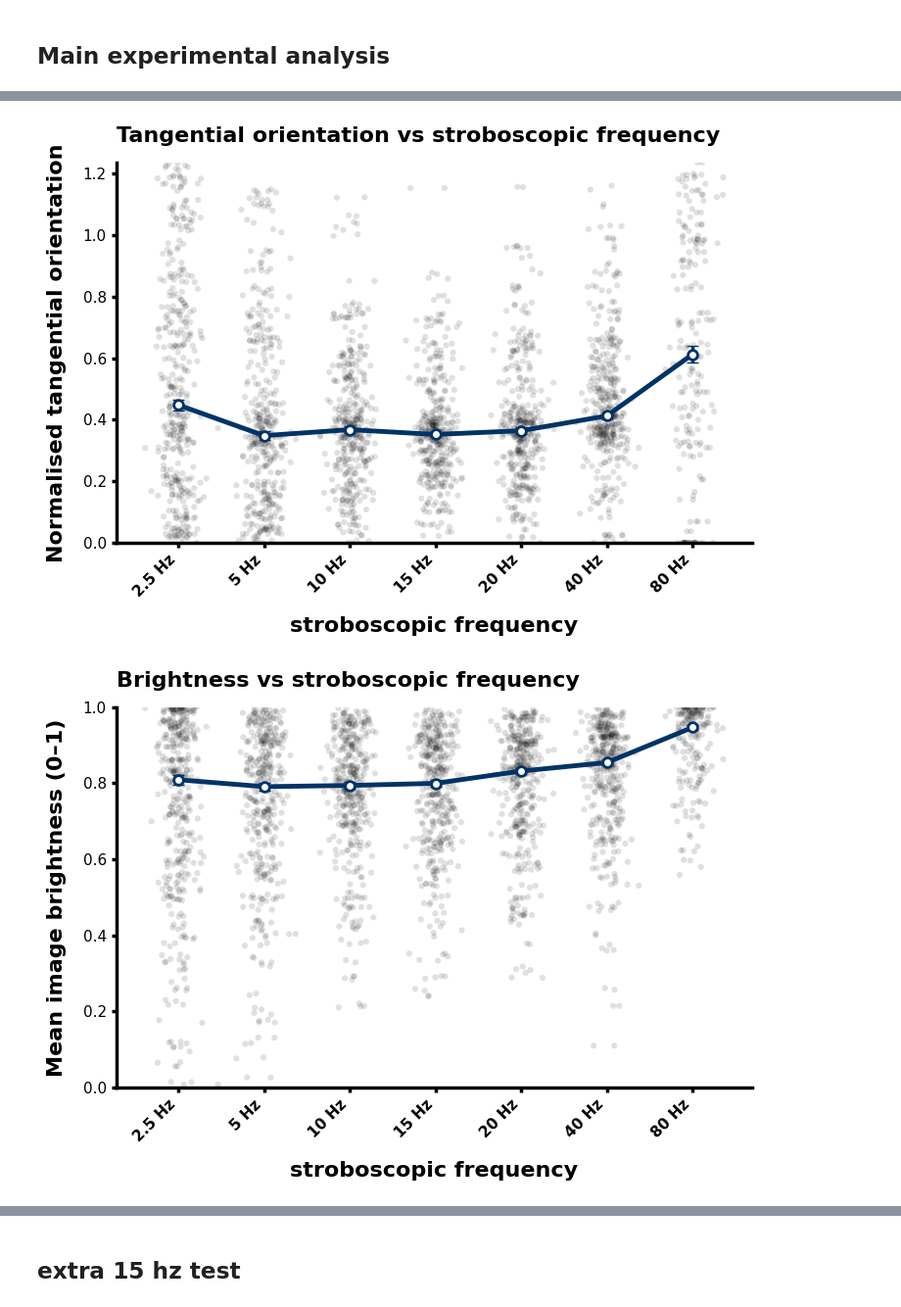
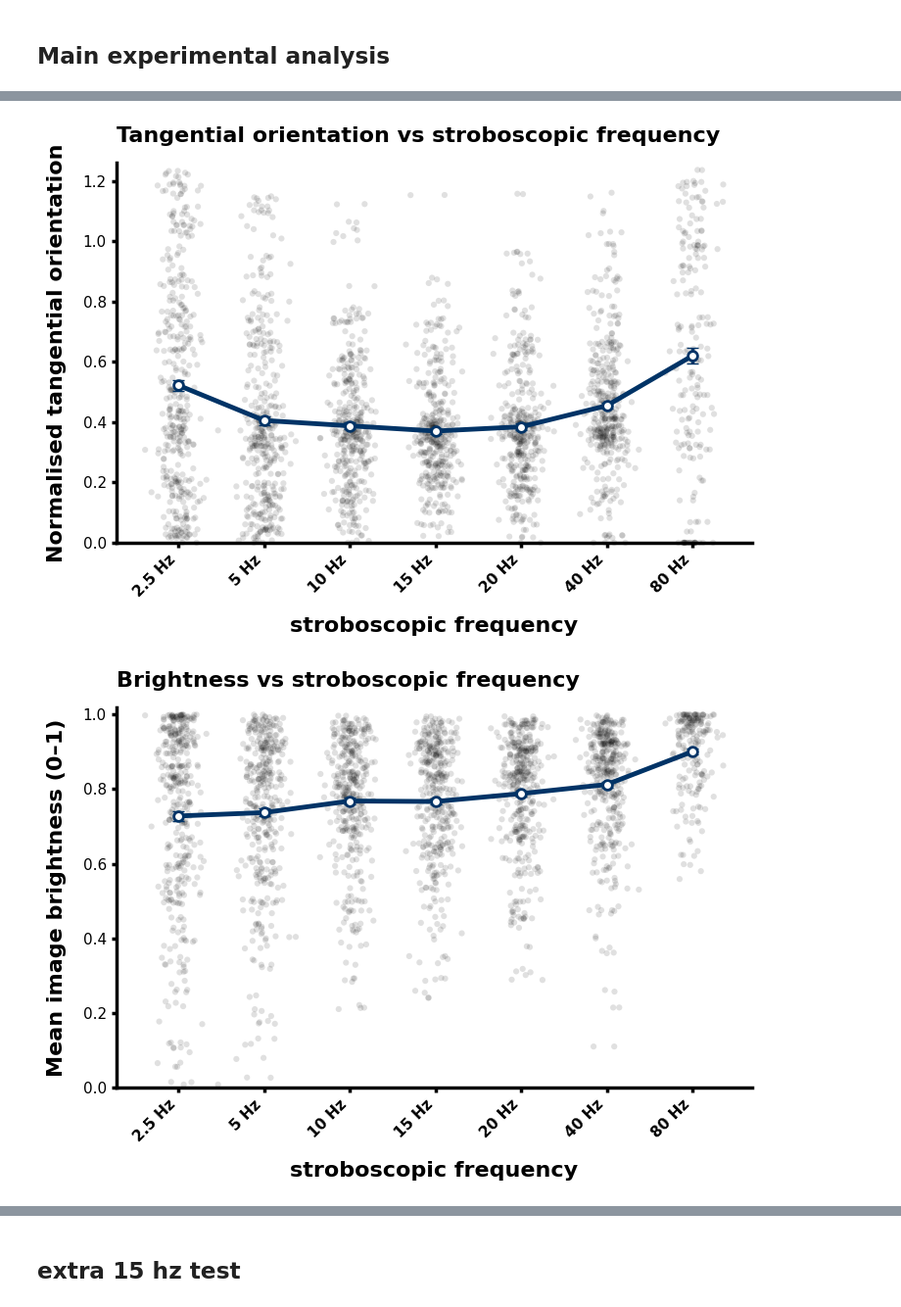
Before and after one commit to trevorhewitt/vizex_replication, a Jupyter notebook: 010_notebooks/035_feature_experimetnal_analysis.ipynb, the cells around one changed output, grey strips where cells are left out. Shown at 98% size. Drawn from its saved outputs; the diff is of its cells as text; code cells hidden in the pictures.

Commit message:
improving plots

```diff
--- a/010_notebooks/035_feature_experimetnal_analysis.ipynb
+++ b/010_notebooks/035_feature_experimetnal_analysis.ipynb
@@ -267,25 +267,40 @@ def plot_feature_vs_frequency(feature: str, df: pd.DataFrame, *,
     fig_w = max(7.5, 0.6 * len(hz_levels))
     fig, ax = plt.subplots(figsize=(fig_w, 5.5))
 
+    # --- Data Cleaning for Log Scale ---
+    feature_data = df[feature].dropna()
+
+    # If using log, we must ensure data is > 0
+    if use_log_scale:
+        # Shift data slightly if there are zeros or negatives
+        if (feature_data <= 0).any():
+            min_pos = feature_data[feature_data > 0].min() if (feature_data > 0).any() else 1e-5
+            feature_data = feature_data.clip(lower=min_pos * 0.1)
+            # Apply same clip to the dataframe for plotting
+            df = df.copy()
+            df[feature] = df[feature].clip(lower=min_pos * 0.1)
+
     # --- Improved Y-Limit Logic ---
     if y_limit_percentile is not None:
         margin = (100.0 - y_limit_percentile) / 2.0
-        y_min, y_max = np.percentile(df[feature].dropna(), [margin, 100.0 - margin])
+        y_min, y_max = np.percentile(feature_data, [margin, 100.0 - margin])
 
-        # Add a tiny 2% visual buffer so points aren't literally touching the spine
-        y_range = y_max - y_min
-        ax.set_ylim(y_min - (0.02 * y_range), y_max + (0.02 * y_range))
+        if use_log_scale:
+            # Logarithmic buffer (multiplicative instead of additive)
+            ax.set_ylim(y_min * 0.8, y_max * 1.2)
+        else:
+            y_range = y_max - y_min
+            ax.set_ylim(y_min - (0.02 * y_range), y_max + (0.02 * y_range))
 
-    if force_y_min_0:
+    # Force Y-Min to 0 ONLY if not in log scale
+    if force_y_min_0 and not use_log_scale:
         ax.set_ylim(bottom=0)
 
-    # --- Raw Data Points with Clipping Fixed ---
+    # --- Raw Data Points ---
     for i, hz in enumerate(hz_levels):
         vals = df.loc[df["condition_hz"] == hz, feature].to_numpy(dtype=float)
         if vals.size == 0: continue
         xs = x_pos[i] + rng.normal(0, jitter, size=vals.size)
-
-        # clip_on=False ensures markers are not cut in half at the edges
         ax.scatter(xs, vals, s=MARKER_SIZE_DATA, color="black",
                    alpha=MARKER_ALPHA, edgecolors='none', zorder=1, clip_on=False)
 
@@ -296,9 +311,10 @@ def plot_feature_vs_frequency(feature: str, df: pd.DataFrame, *,
     else:
         center_vals = grouped.mean().reindex(hz_levels).to_numpy(dtype=float)
 
-    # Error Bars (also set clip_on=False for safety)
     if show_error_bars:
         err_vals = grouped.sem().reindex(hz_levels).to_numpy(dtype=float)
+        # For log scale, SEM can technically go below zero; errorbar handles this,
+        # but we ensure the "cap" doesn't break the log axis
         ax.errorbar(x_pos, center_vals, yerr=err_vals, fmt='none',
                     ecolor=line_color, elinewidth=LINE_WEIGHT_AXIS,
                     capsize=4, zorder=2, clip_on=False)
@@ -308,7 +324,12 @@ def plot_feature_vs_frequency(feature: str, df: pd.DataFrame, *,
             markersize=7, markerfacecolor='white', markeredgewidth=2, zorder=3, clip_on=False)
 
     # --- Styling ---
-    if use_log_scale: ax.set_yscale('log')
+    if use_log_scale:
+        ax.set_yscale('log')
+        # Cleaner log ticks (e.g., 1, 10, 100 instead of 10^0, 10^1)
+        from matplotlib.ticker import ScalarFormatter
+        ax.yaxis.set_major_formatter(ScalarFormatter())
+
     for s in ['top', 'right']: ax.spines[s].set_visible(False)
     for s in ['left', 'bottom']: ax.spines[s].set_linewidth(LINE_WEIGHT_AXIS)
 
@@ -371,7 +392,7 @@ vizex_results = run_vizex_experimental_analysis(
     datasets,
     use_log=False,
     percentile_cutoff=100.0,
-    robust=True,
+    robust=False,
     errors=True,
     force_zero=True,
     color="#003366"
@@ -382,2 +403,2 @@ vizex_results = run_vizex_experimental_analysis(
-[figure, old version]
+[figure, new version]
-[figure, old version]
+[figure, new version]
```
Also changed, not shown: parts of 1 cell of this notebook.
